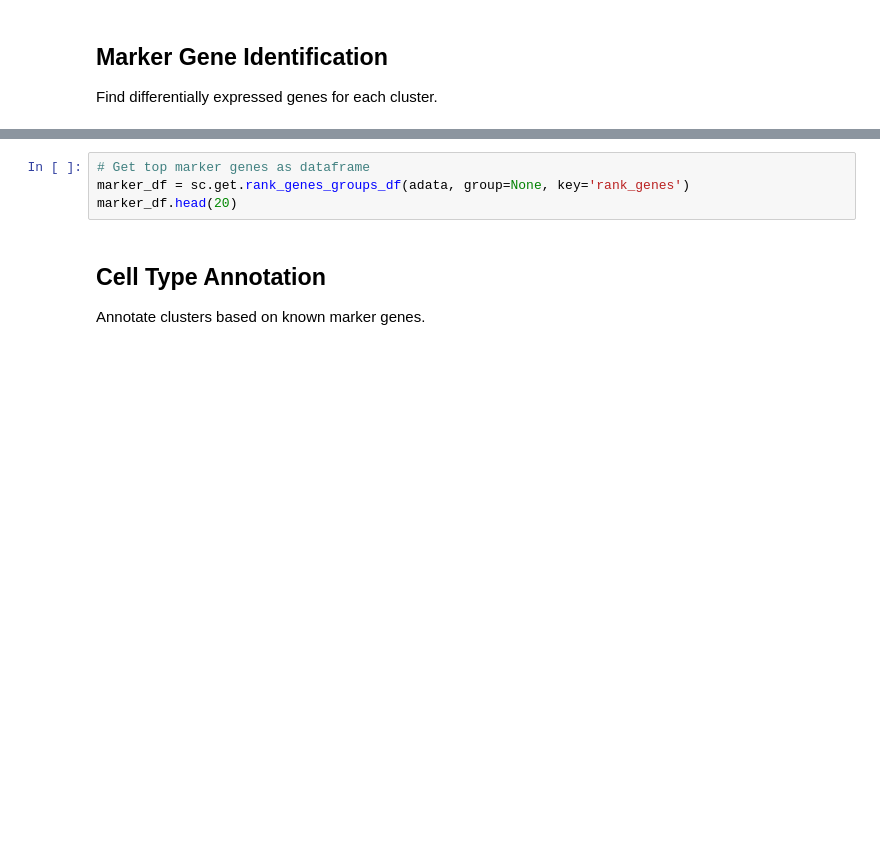
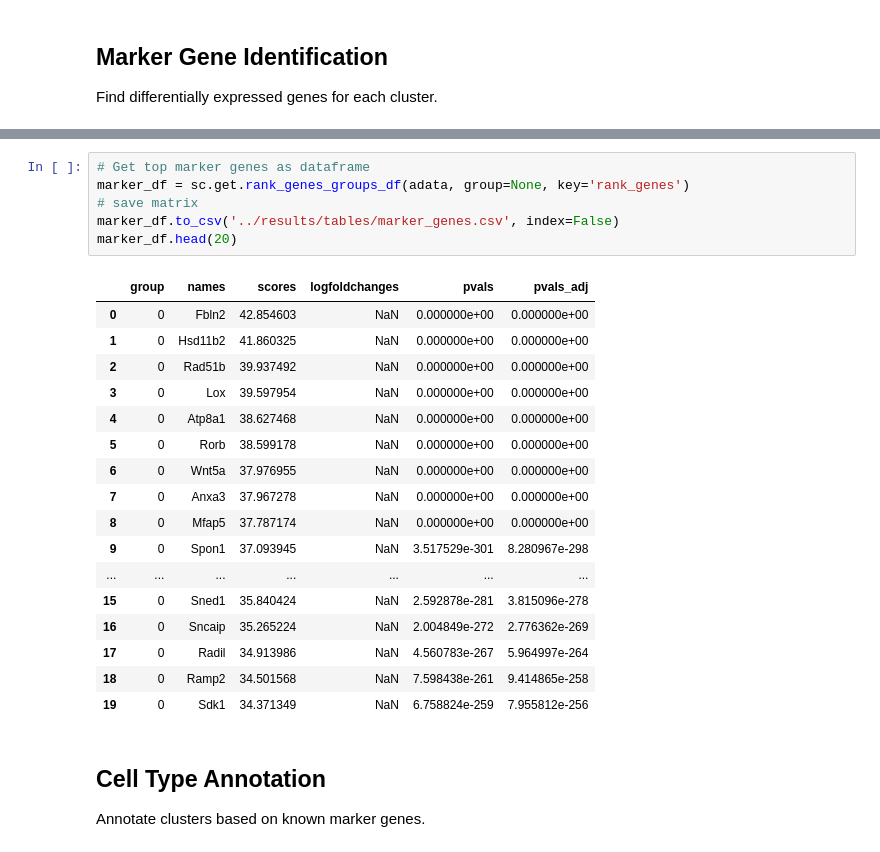
Before and after one commit to gthornes/FLUXestimatorGT, a Jupyter notebook: notebooks/02_cell_type_annotation.ipynb, the cells around one changed output, grey strips where cells are left out. Drawn from its saved outputs; the diff is of its cells as text; blank space fills up the shorter version.

```diff
--- a/notebooks/02_cell_type_annotation.ipynb
+++ b/notebooks/02_cell_type_annotation.ipynb
@@ -103,7 +167,27 @@ sc.pl.rank_genes_groups(adata, n_genes=10, key='rank_genes', sharey=False)
 # %%
 # Get top marker genes as dataframe
 marker_df = sc.get.rank_genes_groups_df(adata, group=None, key='rank_genes')
+# save matrix
+marker_df.to_csv('../results/tables/marker_genes.csv', index=False)
 marker_df.head(20)
+# %% [output]
+|  | group | names | scores | logfoldchanges | pvals | pvals_adj |
+| 0 | 0 | Fbln2 | 42.854603 | NaN | 0.000000e+00 | 0.000000e+00 |
+| 1 | 0 | Hsd11b2 | 41.860325 | NaN | 0.000000e+00 | 0.000000e+00 |
+| 2 | 0 | Rad51b | 39.937492 | NaN | 0.000000e+00 | 0.000000e+00 |
+| 3 | 0 | Lox | 39.597954 | NaN | 0.000000e+00 | 0.000000e+00 |
+| 4 | 0 | Atp8a1 | 38.627468 | NaN | 0.000000e+00 | 0.000000e+00 |
+| 5 | 0 | Rorb | 38.599178 | NaN | 0.000000e+00 | 0.000000e+00 |
+| 6 | 0 | Wnt5a | 37.976955 | NaN | 0.000000e+00 | 0.000000e+00 |
+| 7 | 0 | Anxa3 | 37.967278 | NaN | 0.000000e+00 | 0.000000e+00 |
+| 8 | 0 | Mfap5 | 37.787174 | NaN | 0.000000e+00 | 0.000000e+00 |
+| 9 | 0 | Spon1 | 37.093945 | NaN | 3.517529e-301 | 8.280967e-298 |
+| ... | ... | ... | ... | ... | ... | ... |
+| 15 | 0 | Sned1 | 35.840424 | NaN | 2.592878e-281 | 3.815096e-278 |
+| 16 | 0 | Sncaip | 35.265224 | NaN | 2.004849e-272 | 2.776362e-269 |
+| 17 | 0 | Radil | 34.913986 | NaN | 4.560783e-267 | 5.964997e-264 |
+| 18 | 0 | Ramp2 | 34.501568 | NaN | 7.598438e-261 | 9.414865e-258 |
+| 19 | 0 | Sdk1 | 34.371349 | NaN | 6.758824e-259 | 7.955812e-256 |
 # %% [markdown]
 ## Cell Type Annotation
 
```
Also changed, not shown: parts of 13 cells of this notebook, 4 other files.
